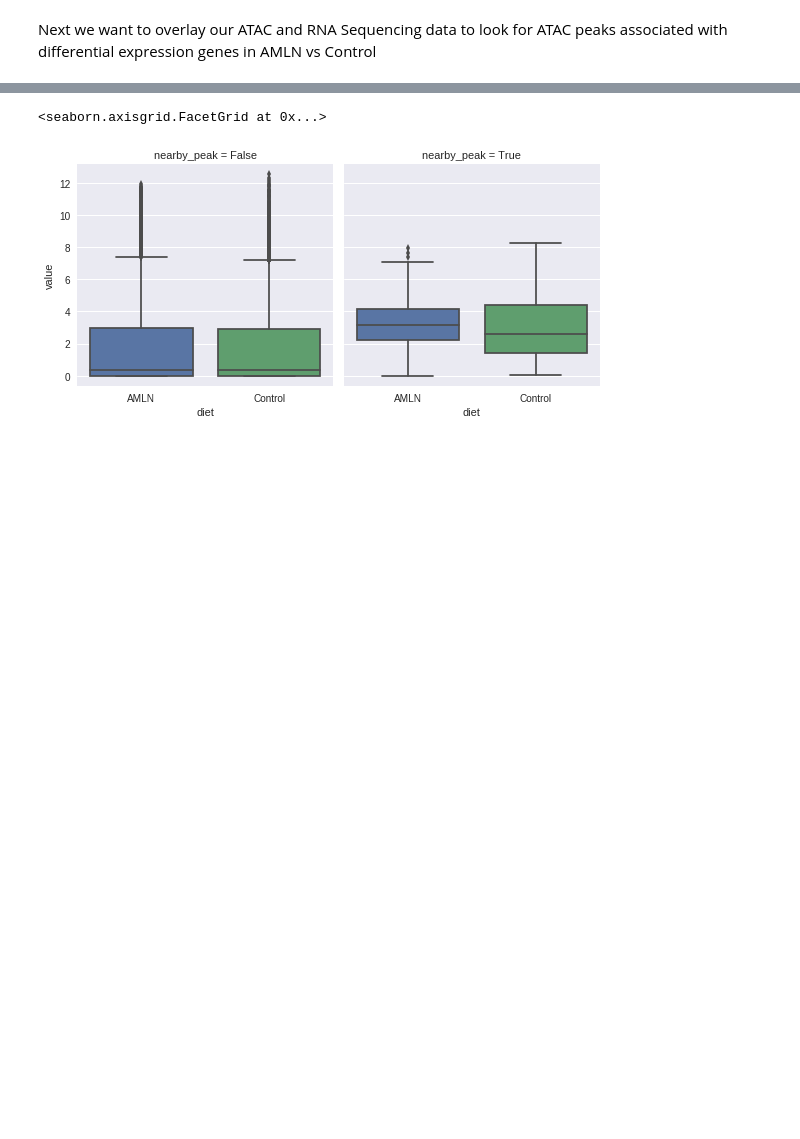
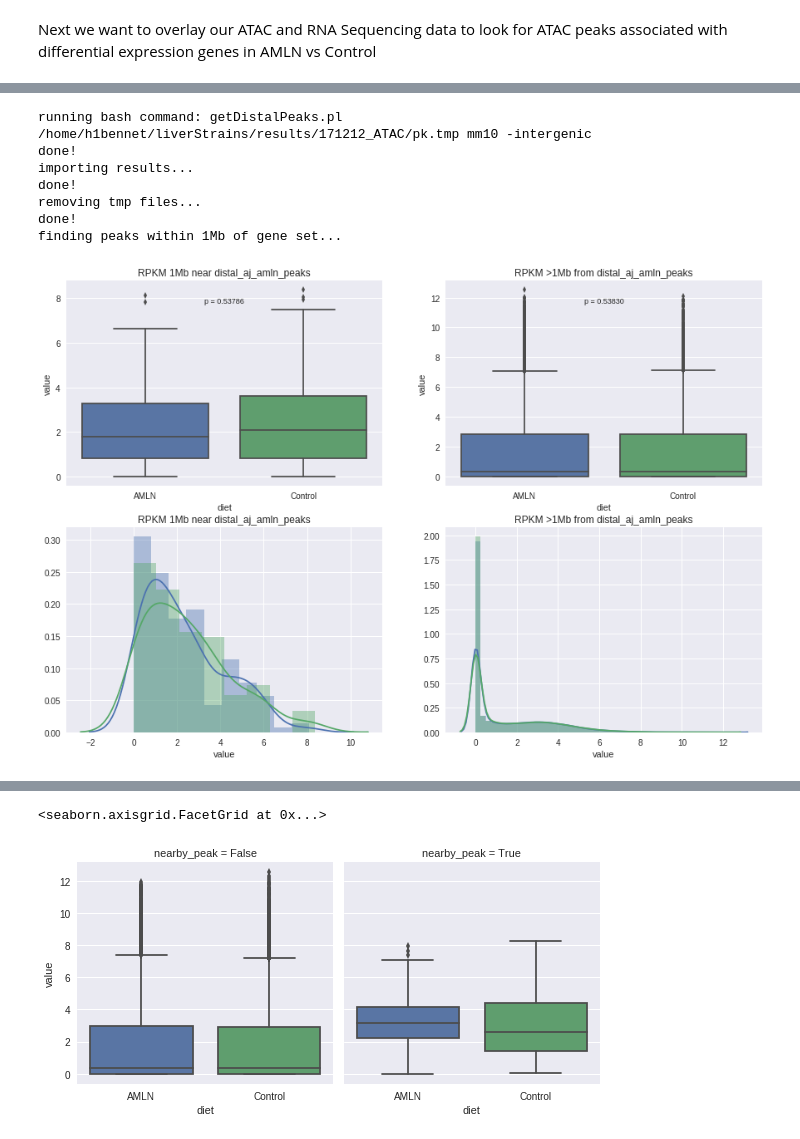
Before and after one commit to HunterBennett/liverStrains, a Jupyter notebook: results/171212_ATAC_Strains.ipynb, the cells around one changed output, grey strips where cells are left out. Cells and saved outputs as stored; diff of their text form; code cells hidden in the pictures; blank space fills up the shorter version.

```diff
--- a/results/171212_ATAC_Strains.ipynb
+++ b/results/171212_ATAC_Strains.ipynb
@@ -428,0 +563,12 @@ def overlap_peak_rna(peaks, genes, dist=1, peak_string='unknown origin'):
+# %%
+aj_peaks_dist = get_distal_peaks(aj_peaks)
+p, a = analyze_peak_rna(aj_peaks_dist, aj_amln_deseq, rpkm, peak_string='distal_aj_amln_peaks', strain='aj')
+# %% [output]
+running bash command: getDistalPeaks.pl /home/h1bennet/liverStrains/results/171212_ATAC/pk.tmp mm10 -intergenic
+done!
+importing results...
+done!
+removing tmp files...
+done!
+finding peaks within 1Mb of gene set...
+[figure, added]
```
Also changed, not shown: parts of 37 cells of this notebook, 5 other files.
